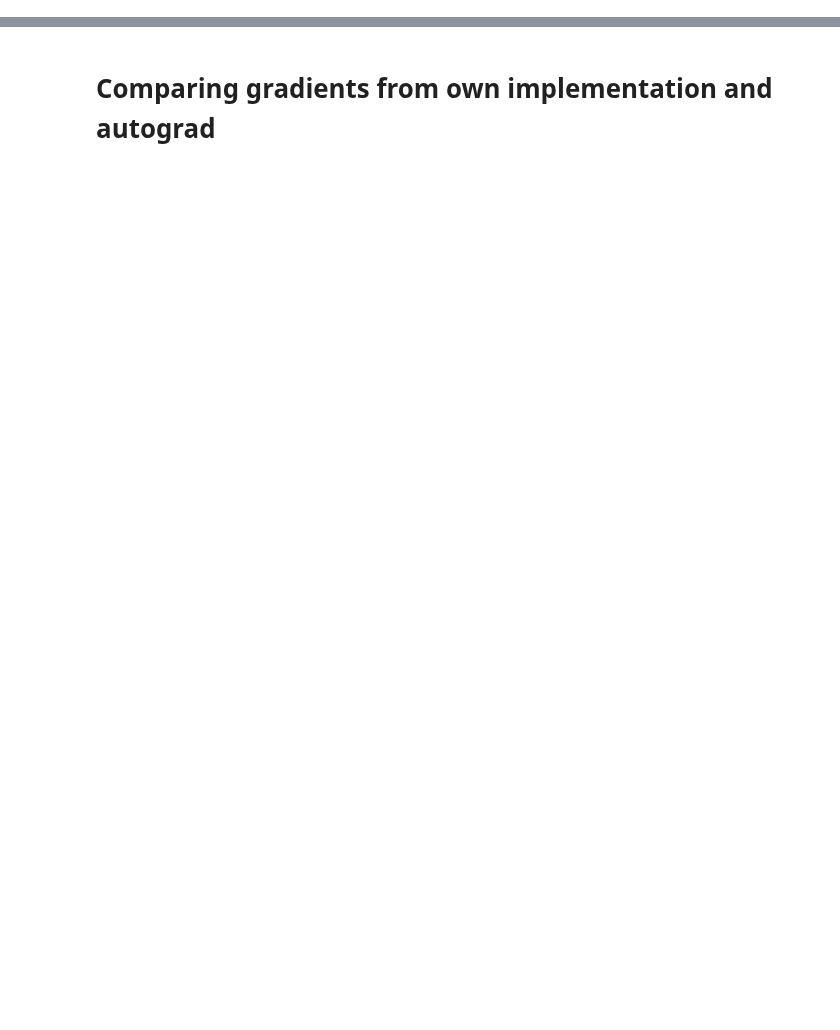
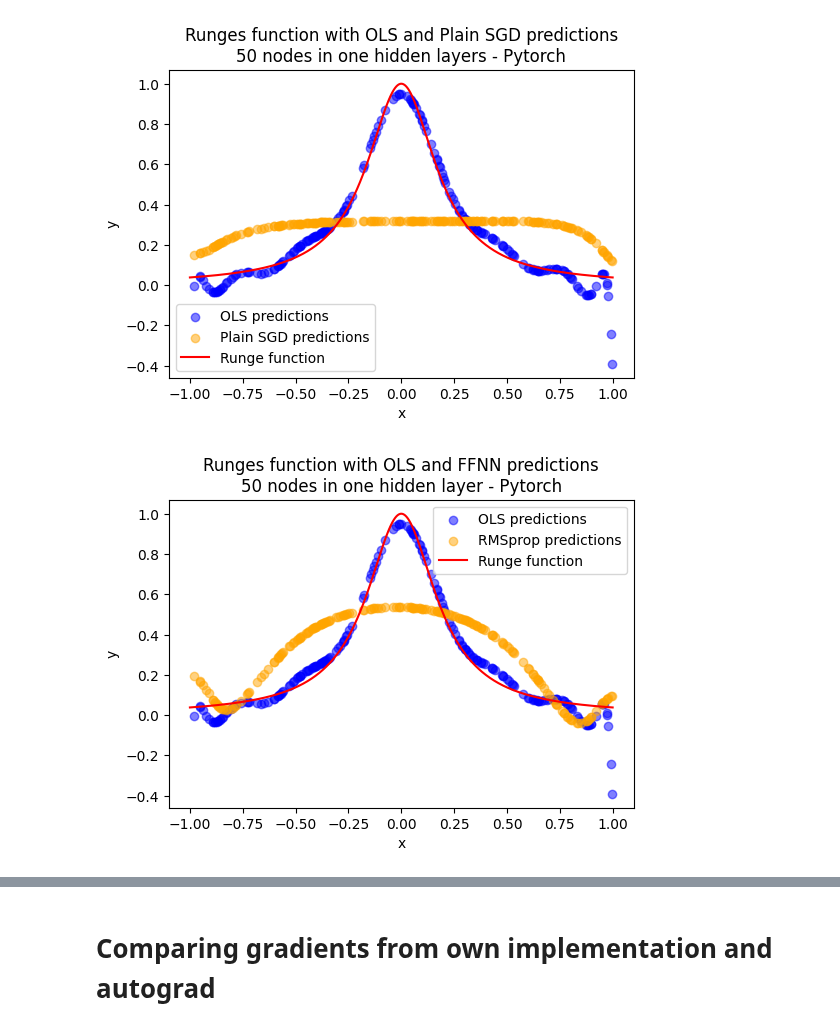
Before and after one commit to johtj/data_analysis_ml_projects, a Jupyter notebook: assignment2/Code/part_c.ipynb, the cells around one changed output, grey strips where cells are left out. Saved outputs shown, nothing was run; the diff lists cells and outputs as text; code cells hidden in the pictures; blank space fills up the shorter version.

```diff
--- a/assignment2/Code/part_c.ipynb
+++ b/assignment2/Code/part_c.ipynb
@@ -214,0 +282,40 @@ Using scheduler: ADAM
+# %%
+
+# Rescale plain SGD
+pytorch_min_index_plain_SGD_results_50 = pytorch_plain_SGD_results_50['MSE test'].idxmin()
+pytorch_best_predictions_plain_SGD_results_50 = pytorch_plain_SGD_results_50.loc[pytorch_min_index_plain_SGD_results_50]['Predictions']
+pytorch_best_predictions_plain_SGD_results_50_rescaled  = OLS_func.rescale_y(pytorch_best_predictions_plain_SGD_results_50, y_train_std_ols, y_train_mean_ols)
+
+
+# Rescale RMSprop
+pytorch_min_index_RMSprop_results_50 = pytorch_RMSprop_results_50['MSE test'].idxmin()
+pytorch_best_best_predictions_RMSprop_results_50 = pytorch_RMSprop_results_50.loc[pytorch_min_index_RMSprop_results_50]['Predictions']
+pytorch_best_predictions_RMSprop_results_50_rescaled  = OLS_func.rescale_y(pytorch_best_best_predictions_RMSprop_results_50, y_train_std_ols, y_train_mean_ols)
+
+# Rescale ADAM
+pytorch_min_index_ADAM_results_50 = pytorch_ADAM_results_50['MSE test'].idxmin()
+pytorch_best_best_predictions_ADAM_results_50 = pytorch_ADAM_results_50.loc[pytorch_min_index_ADAM_results_50]['Predictions']
+pytorch_best_predictions_ADAM_results_50_rescaled  = OLS_func.rescale_y(pytorch_best_best_predictions_ADAM_results_50, y_train_std_ols, y_train_mean_ols)
+# %%
+# Plot Runges Pytorch based on best MSE test value
+
+if SAVE_FIGURE:
+    # Plotting Runge function and predictions from OLS regression and FFNN
+    plot_runges_two_predictions(x, y, x_test, y_predicted_rescaled_ols, x_test, pytorch_best_predictions_plain_SGD_results_50_rescaled,
+                                                            label_scatter1='OLS predictions', label_scatter2='Plain SGD predictions',
+                                                            alpha_val=0.5, title='Runges function with OLS and Plain SGD predictions\n50 nodes in one hidden layers - Pytorch',
+                                                            filename=f'part_c-runges_OLS_FFNN_predcitions-50_hidden_layers - Pytorch', save_image=SAVE_FIGURE, show_plot=SAVE_FIGURE)
+
+
+    plot_runges_two_predictions(x, y, x_test, y_predicted_rescaled_ols, x_test, pytorch_best_predictions_RMSprop_results_50_rescaled,
+                                                            label_scatter1='OLS predictions', label_scatter2='RMSprop predictions',
+                                                            alpha_val=0.5, title='Runges function with OLS and FFNN predictions\n50 nodes in one hidden layer - Pytorch',
+                                                            filename=f'part_c-runges_OLS_rmsprop_predcitions-50_hidden_layers - Pytorch', save_image=SAVE_FIGURE, show_plot=SAVE_FIGURE)
+
+    plot_runges_two_predictions(x, y, x_test, y_predicted_rescaled_ols, x_test, pytorch_best_predictions_ADAM_results_50_rescaled,
+                                                            label_scatter1='OLS predictions', label_scatter2='ADAM predictions',
+                                                            alpha_val=0.5, title='Runges function with OLS and FFNN predictions\n50 nodes in one hidden layer - Pytorch',
+                                                            filename=f'part_c-runges_OLS_rmsprop_predcitions-50_hidden_layers - Pytorch', save_image=SAVE_FIGURE, show_plot=SAVE_FIGURE)
+# %% [output]
+[figure, added]
+[figure, added]
```
Also changed, not shown: parts of 36 cells of this notebook.
